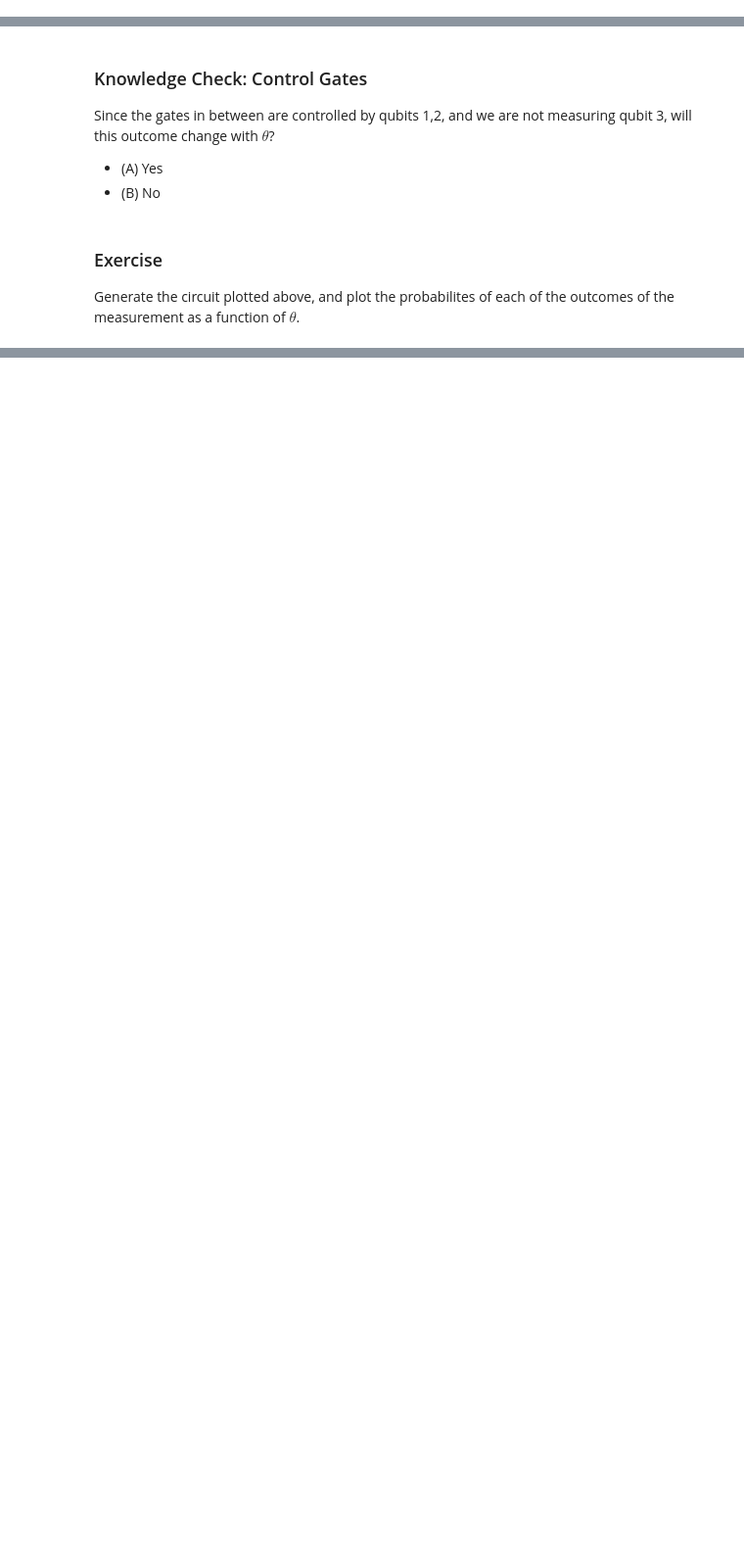
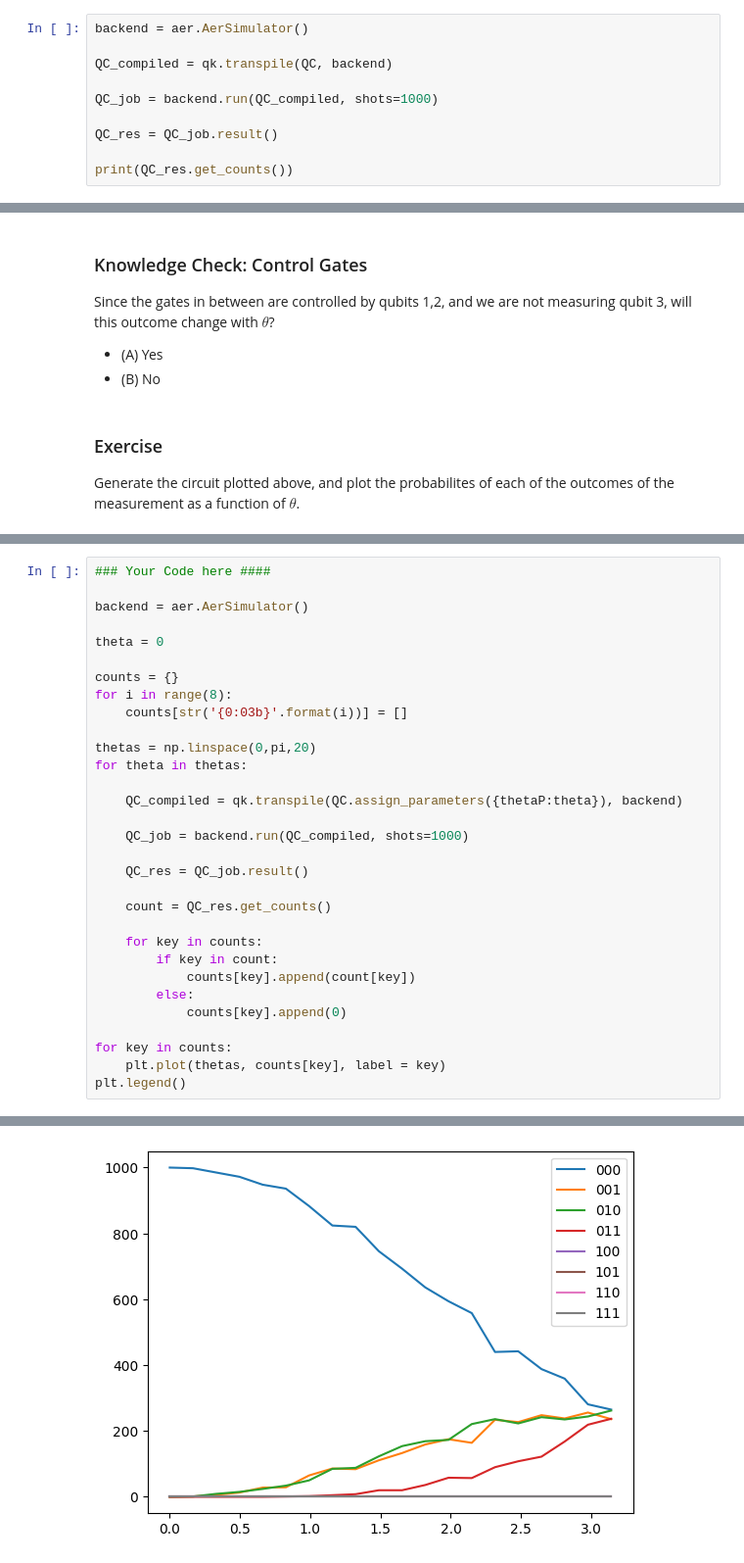
Before and after one commit to GeneSiriviboon/LPS_SQC_2024_GeneSiriviboon, a Jupyter notebook: LPS_SQC_2024_Day2.ipynb, the cells around one changed output, grey strips where cells are left out. Shown at 98% size. Drawn from its saved outputs; the diff is of its cells as text; blank space fills up the shorter version.

```diff
--- a/LPS_SQC_2024_Day2.ipynb
+++ b/LPS_SQC_2024_Day2.ipynb
@@ -352,0 +494,10 @@ QC.draw('mpl')
+# %%
+backend = aer.AerSimulator()
+
+QC_compiled = qk.transpile(QC, backend)
+
+QC_job = backend.run(QC_compiled, shots=1000)
+
+QC_res = QC_job.result()
+
+print(QC_res.get_counts())
@@ -419,0 +610,32 @@ Generate the circuit plotted above, and plot the probabilites of each of the out
+# %%
+### Your Code here ####
+
+backend = aer.AerSimulator()
+
+theta = 0
+
+counts = {}
+for i in range(8):
+    counts[str('{0:03b}'.format(i))] = []
+
+thetas = np.linspace(0,pi,20)
+for theta in thetas:
+
+    QC_compiled = qk.transpile(QC.assign_parameters({thetaP:theta}), backend)
+
+    QC_job = backend.run(QC_compiled, shots=1000)
+
+    QC_res = QC_job.result()
+
+    count = QC_res.get_counts()
+
+    for key in counts:
+        if key in count:
+            counts[key].append(count[key])
+        else:
+            counts[key].append(0)
+
+for key in counts:
+    plt.plot(thetas, counts[key], label = key)
+plt.legend()
+# %% [output]
@@ -419,0 +643 @@ Generate the circuit plotted above, and plot the probabilites of each of the out
+[figure, added]
```
Also changed, not shown: parts of 25 cells of this notebook.
